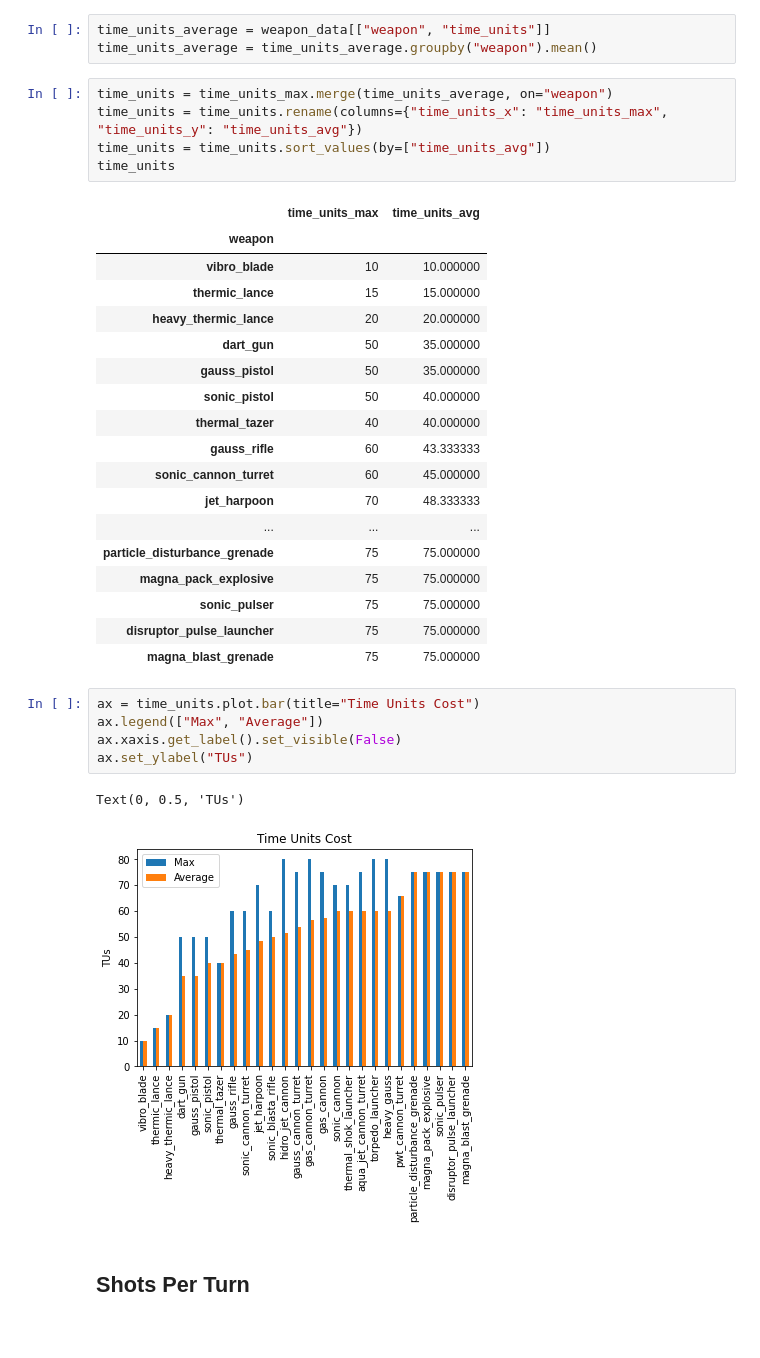
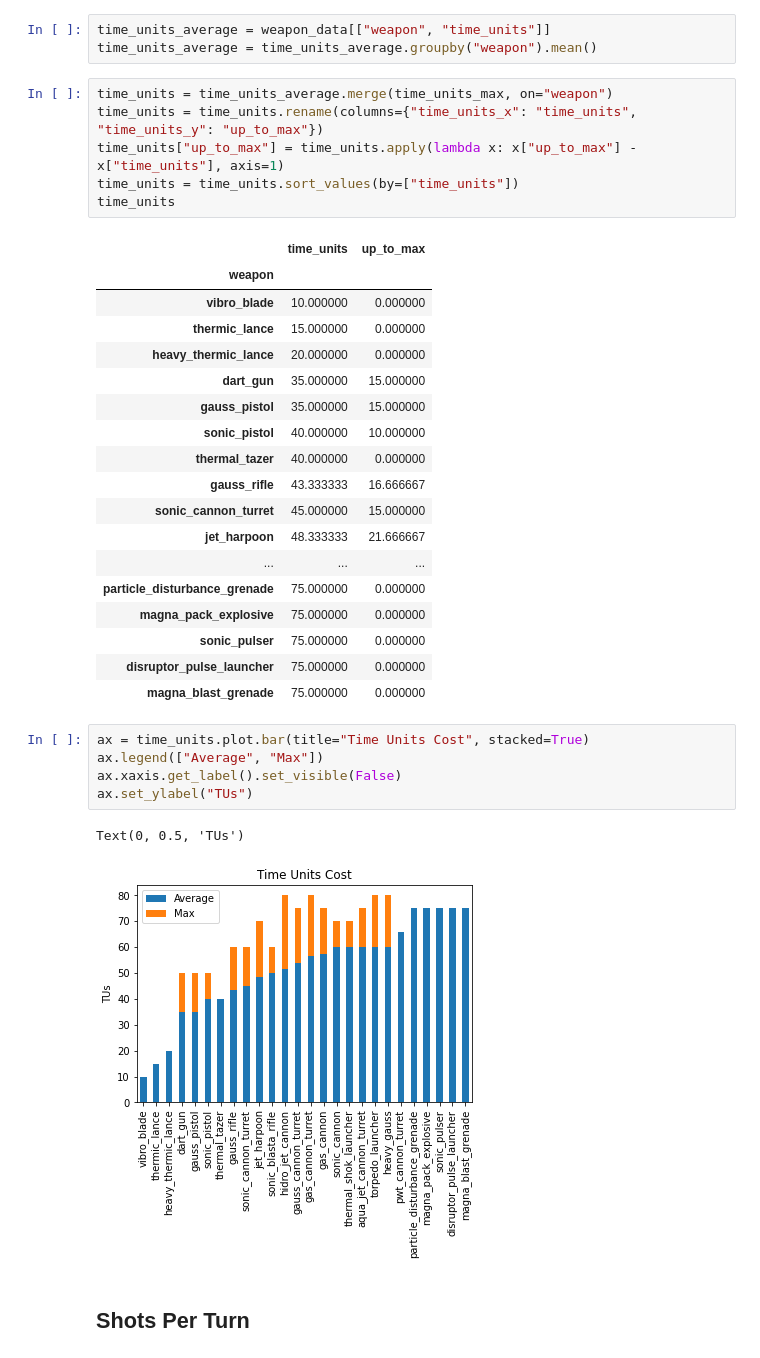
Before and after one commit to Bernardo-MG/xcom-analysis-jupyter-notebook, a Jupyter notebook: terror_from_the_deep/weapon_stats.ipynb, the cells around one changed output. Cells and saved outputs as stored; diff of their text form.

```diff
--- a/terror_from_the_deep/weapon_stats.ipynb
+++ b/terror_from_the_deep/weapon_stats.ipynb
@@ -179,37 +194,38 @@ time_units_max = time_units_max.groupby("weapon").max()
 time_units_average = weapon_data[["weapon", "time_units"]]
 time_units_average = time_units_average.groupby("weapon").mean()
 # %%
-time_units = time_units_max.merge(time_units_average, on="weapon")
-time_units = time_units.rename(columns={"time_units_x": "time_units_max", "time_units_y": "time_units_avg"})
-time_units = time_units.sort_values(by=["time_units_avg"])
+time_units = time_units_average.merge(time_units_max, on="weapon")
+time_units = time_units.rename(columns={"time_units_x": "time_units", "time_units_y": "up_to_max"})
+time_units["up_to_max"] = time_units.apply(lambda x: x["up_to_max"] - x["time_units"], axis=1)
+time_units = time_units.sort_values(by=["time_units"])
 time_units
 # %% [output]
-|  | time_units_max | time_units_avg |
+|  | time_units | up_to_max |
 | weapon |  |  |
-| vibro_blade | 10 | 10.000000 |
-| thermic_lance | 15 | 15.000000 |
-| heavy_thermic_lance | 20 | 20.000000 |
-| dart_gun | 50 | 35.000000 |
-| gauss_pistol | 50 | 35.000000 |
-| sonic_pistol | 50 | 40.000000 |
-| thermal_tazer | 40 | 40.000000 |
-| gauss_rifle | 60 | 43.333333 |
-| sonic_cannon_turret | 60 | 45.000000 |
-| jet_harpoon | 70 | 48.333333 |
+| vibro_blade | 10.000000 | 0.000000 |
+| thermic_lance | 15.000000 | 0.000000 |
+| heavy_thermic_lance | 20.000000 | 0.000000 |
+| dart_gun | 35.000000 | 15.000000 |
+| gauss_pistol | 35.000000 | 15.000000 |
+| sonic_pistol | 40.000000 | 10.000000 |
+| thermal_tazer | 40.000000 | 0.000000 |
+| gauss_rifle | 43.333333 | 16.666667 |
+| sonic_cannon_turret | 45.000000 | 15.000000 |
+| jet_harpoon | 48.333333 | 21.666667 |
 | ... | ... | ... |
-| particle_disturbance_grenade | 75 | 75.000000 |
-| magna_pack_explosive | 75 | 75.000000 |
-| sonic_pulser | 75 | 75.000000 |
-| disruptor_pulse_launcher | 75 | 75.000000 |
-| magna_blast_grenade | 75 | 75.000000 |
+| particle_disturbance_grenade | 75.000000 | 0.000000 |
+| magna_pack_explosive | 75.000000 | 0.000000 |
+| sonic_pulser | 75.000000 | 0.000000 |
+| disruptor_pulse_launcher | 75.000000 | 0.000000 |
+| magna_blast_grenade | 75.000000 | 0.000000 |
 # %%
-ax = time_units.plot.bar(title="Time Units Cost")
-ax.legend(["Max", "Average"])
+ax = time_units.plot.bar(title="Time Units Cost", stacked=True)
+ax.legend(["Average", "Max"])
 ax.xaxis.get_label().set_visible(False)
 ax.set_ylabel("TUs")
 # %% [output]
 Text(0, 0.5, 'TUs')
-[figure, old version]
+[figure, new version]
 # %% [markdown]
 ## Shots Per Turn
 # %% [markdown]
```
Also changed, not shown: parts of 42 cells of this notebook, 4 other files.
